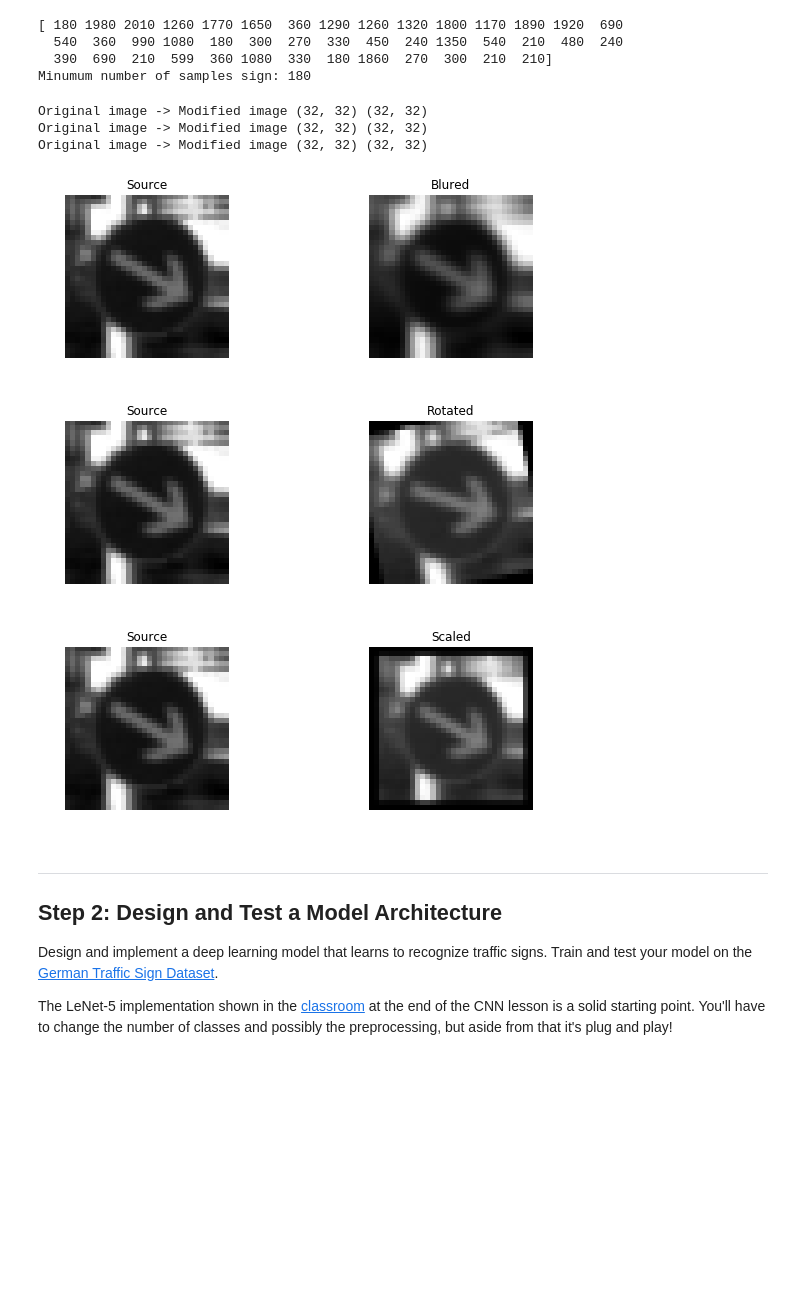
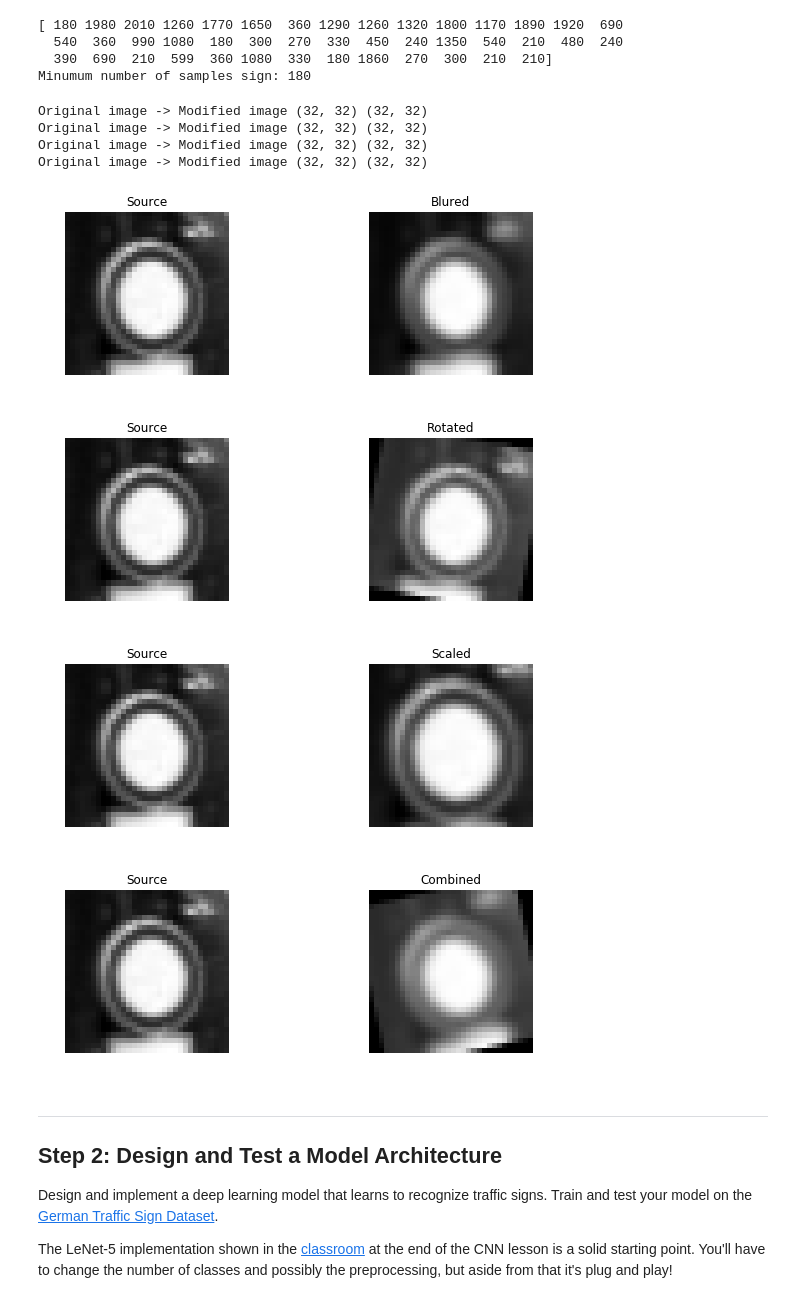
Before and after one commit to szemranamszyca/CarND-Traffic-Sign-Classifier-Project, a Jupyter notebook: Traffic_Sign_Classifier.ipynb, the cells around one changed output. Saved outputs shown, nothing was run; the diff lists cells and outputs as text; code cells hidden in the pictures; blank space fills up the shorter version.

```diff
--- a/Traffic_Sign_Classifier.ipynb
+++ b/Traffic_Sign_Classifier.ipynb
@@ -157,36 +157,40 @@ def scaling(image):
 # %%
 def view_greyscale(image):
     return image.reshape(len(image), 32)
 
 def compare_image_plot(src, dst, name):
     fig, axs = plt.subplots(1,2, figsize=(10, 3))
     axs[0].axis('off')
     axs[0].imshow(view_greyscale(src), cmap='gray')
     axs[0].set_title('Source')
 
     axs[1].axis('off')
     axs[1].imshow(view_greyscale(dst), cmap='gray')
     axs[1].set_title(name)
     print("Original image -> Modified image", src.shape, dst.shape)
 
 index = np.random.randint(0,len(X_train))
 src = X_train[index]
 src_grey = rgb2gray(src).reshape(32,32)
 
 dst_blured = blur(src_grey)
 dst_rotated = rotate(src_grey)
 dst_scaled = scaling(src_grey)
+dst_combined = scaling(rotate(blur(src_grey)))
 
 compare_image_plot(src_grey,dst_blured,"Blured")
 compare_image_plot(src_grey,dst_rotated,"Rotated")
 compare_image_plot(src_grey,dst_scaled,"Scaled")
+compare_image_plot(src_grey,dst_combined,"Combined")
 # %% [output]
 Original image -> Modified image (32, 32) (32, 32)
 Original image -> Modified image (32, 32) (32, 32)
 Original image -> Modified image (32, 32) (32, 32)
+Original image -> Modified image (32, 32) (32, 32)
-[figure, old version]
+[figure, new version]
-[figure, old version]
+[figure, new version]
-[figure, old version]
+[figure, new version]
+[figure, added]
 # %% [markdown]
 ----
 
```
Also changed, not shown: parts of 14 cells of this notebook.
